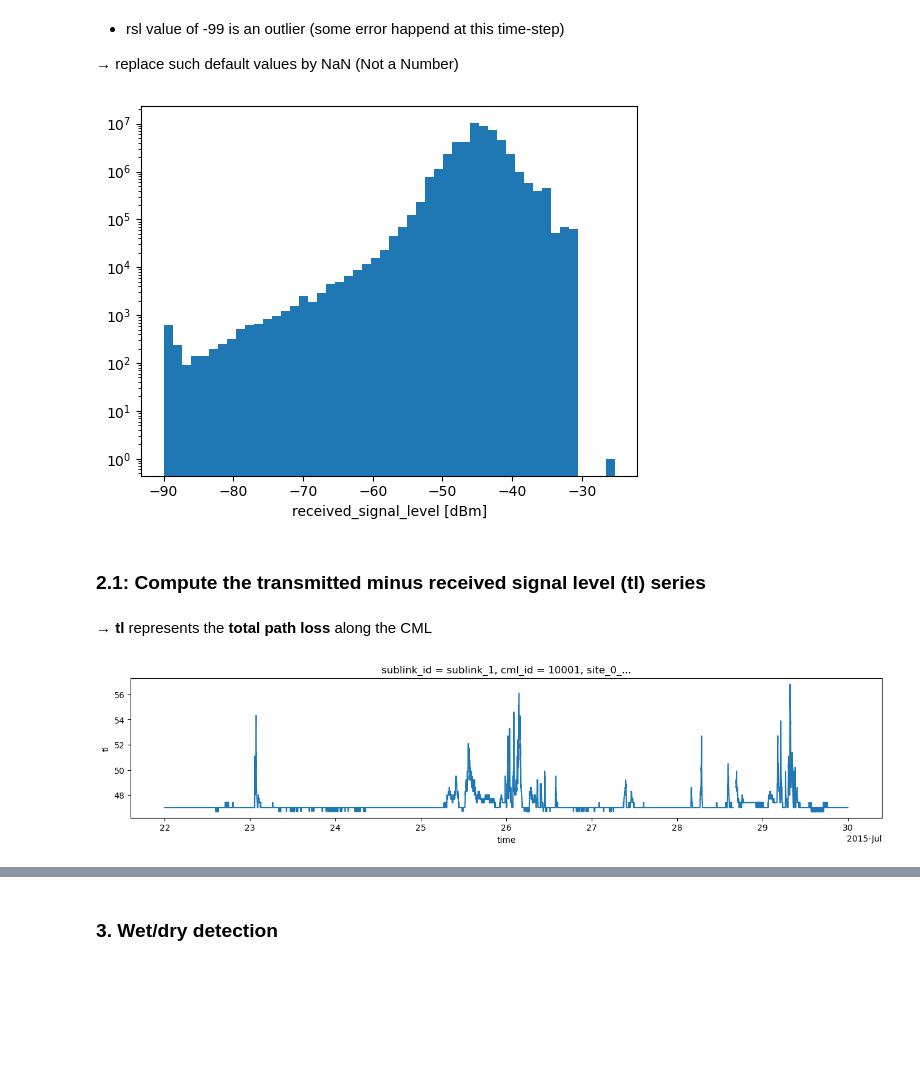
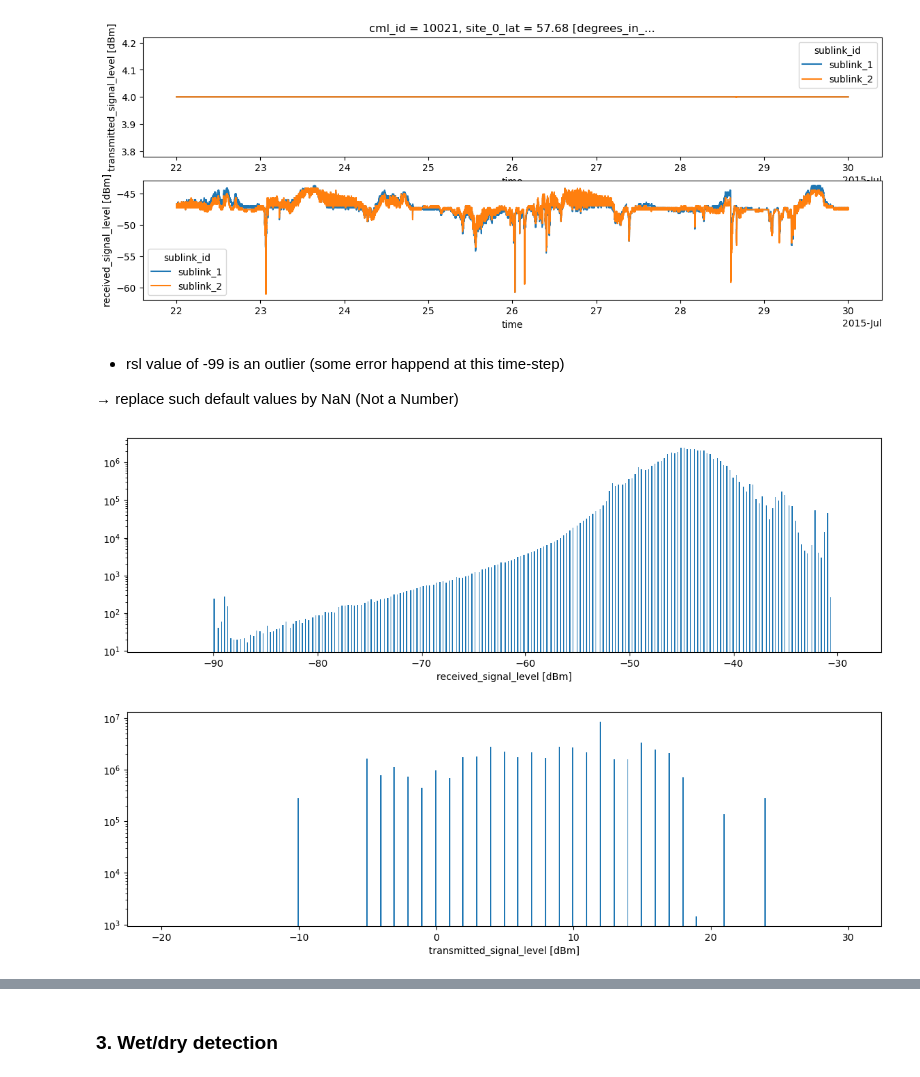
Before and after one commit to OpenSenseAction/PrePEP_short_course_OS, a Jupyter notebook: 2_cml_processing_timeseries.ipynb, the cells around one changed output, grey strips where cells are left out. Cells and saved outputs as stored; diff of their text form; code cells hidden in the pictures; blank space fills up the shorter version.

```diff
--- a/2_cml_processing_timeseries.ipynb
+++ b/2_cml_processing_timeseries.ipynb
@@ -40,4 +36,0 @@ The autoreload extension is already loaded. To reload it, use:
-# %%
-# open NetCDF as xarray.Dataset
-ds_cmls = xr.open_dataset('example_data/openmrg_cml_8d.nc')
-ds_cmls
@@ -109,13 +73,18 @@ plt.legend();
+# %%
+ds_cml = ds_cmls.isel(cml_id=20)
+
+fig, axs = plt.subplots(2, 1, figsize=(14, 5))
+ds_cml.tsl.plot.line(x='time', ax=axs[0])
+ds_cml.rsl.plot.line(x='time', ax=axs[1])
+axs[1].set_title('');
+# %% [output]
+[figure, added]
 # %% [markdown]
  * rsl value of -99 is an outlier (some error happend at this time-step)
 
 &#8594; replace such default values by NaN (Not a Number)
 # %%
-ds_cmls.rsl.plot.hist(bins=50)
+ds_cmls.rsl.plot.hist(bins=np.arange(-95, -29, 0.1), figsize=(14, 4))
 plt.yscale('log')
 # %% [output]
-[figure, old version]
+[figure, new version]
-# %% [markdown]
-### 2.1: Compute the transmitted minus received signal level (tl) series
-# %% [markdown]
-&#8594; **tl** represents the **total path loss** along the CML
@@ -124,4 +91,5 @@ ds_cml['tl'] = ds_cml.tsl - ds_cml.rsl
-# %%
-ds_cml.tl.plot.line(x='time', figsize=(16,3));
-# %% [output]
-[figure, removed]
+# %%
+ds_cmls.tsl.plot.hist(bins=np.arange(-20, 30, 0.1), figsize=(14, 4))
+plt.yscale('log')
+# %% [output]
+[figure, added]
```
Also changed, not shown: parts of 30 cells of this notebook.
